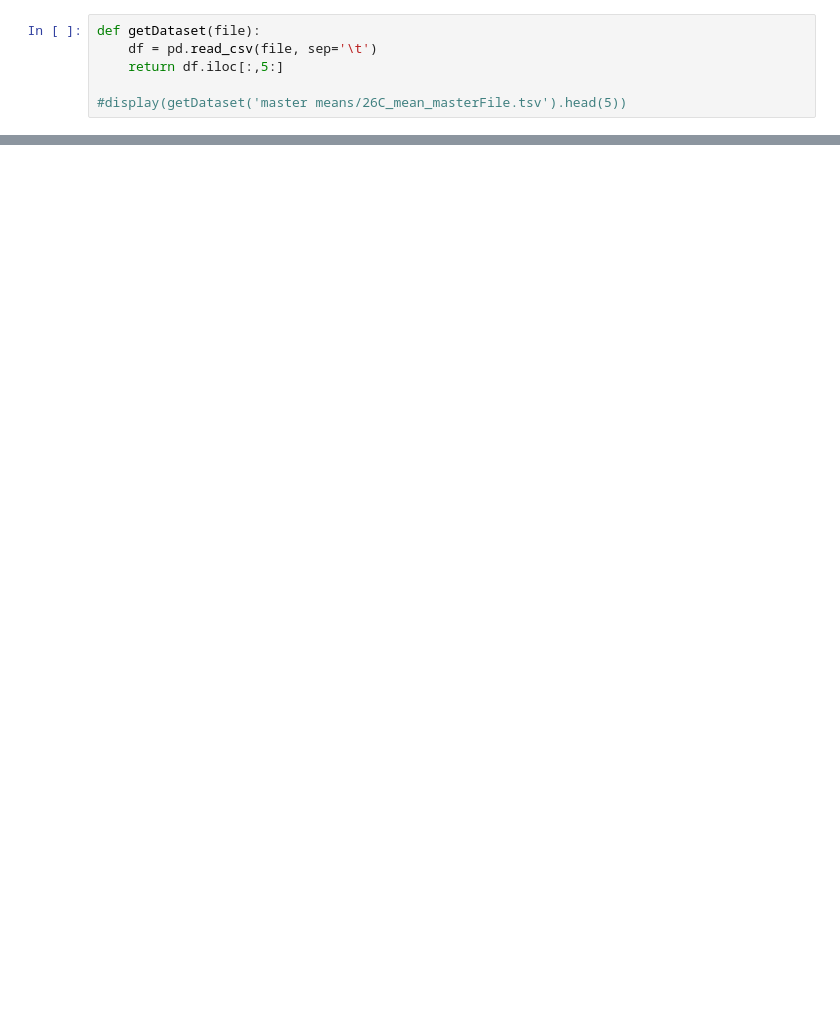
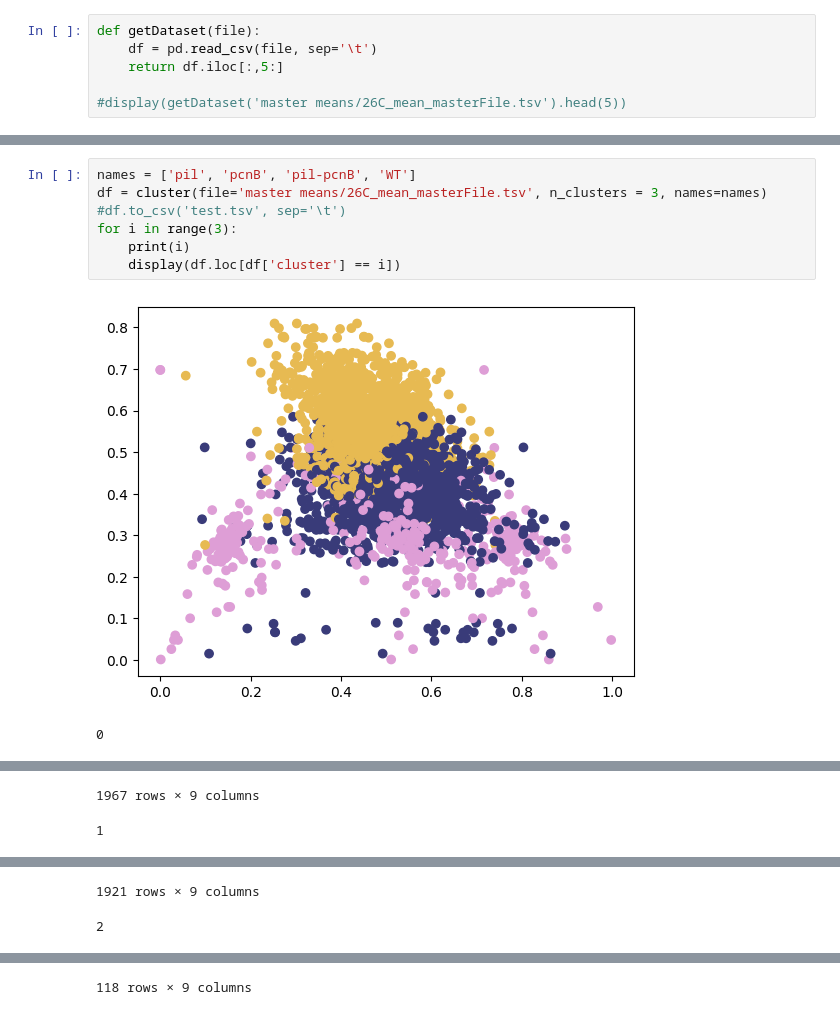
Before and after one commit to SauceBoss1/Auerbuch-Stone-cluster-analysis, a Jupyter notebook: elbowCluster.ipynb, the cells around one changed output, grey strips where cells are left out. Saved outputs shown, nothing was run; the diff lists cells and outputs as text; blank space fills up the shorter version.

```diff
--- a/elbowCluster.ipynb
+++ b/elbowCluster.ipynb
@@ -134,0 +89,10 @@ for i in range(3):
+# %%
+names = ['pil', 'pcnB', 'pil-pcnB', 'WT']
+df = cluster(file='master means/26C_mean_masterFile.tsv', n_clusters = 3, names=names)
+#df.to_csv('test.tsv', sep='\t')
+for i in range(3):
+    print(i)
+    display(df.loc[df['cluster'] == i])
+# %% [output]
+[figure, added]
+0
@@ -134,0 +111,2 @@ for i in range(3):
+1967 rows × 9 columns
+1
@@ -134,0 +125,2 @@ for i in range(3):
+1921 rows × 9 columns
+2
@@ -134,0 +139 @@ for i in range(3):
+118 rows × 9 columns
```
Also changed, not shown: parts of 6 cells of this notebook, 3 other files.
